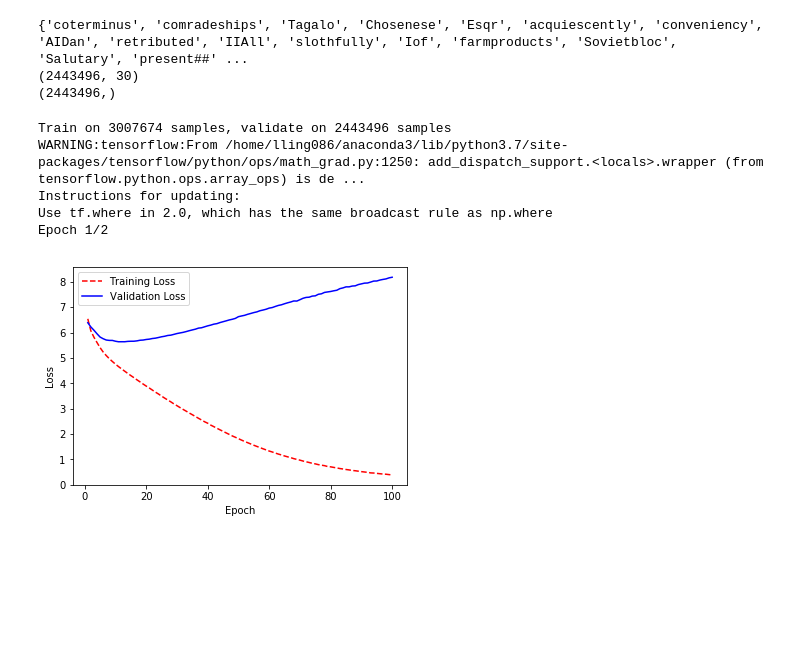
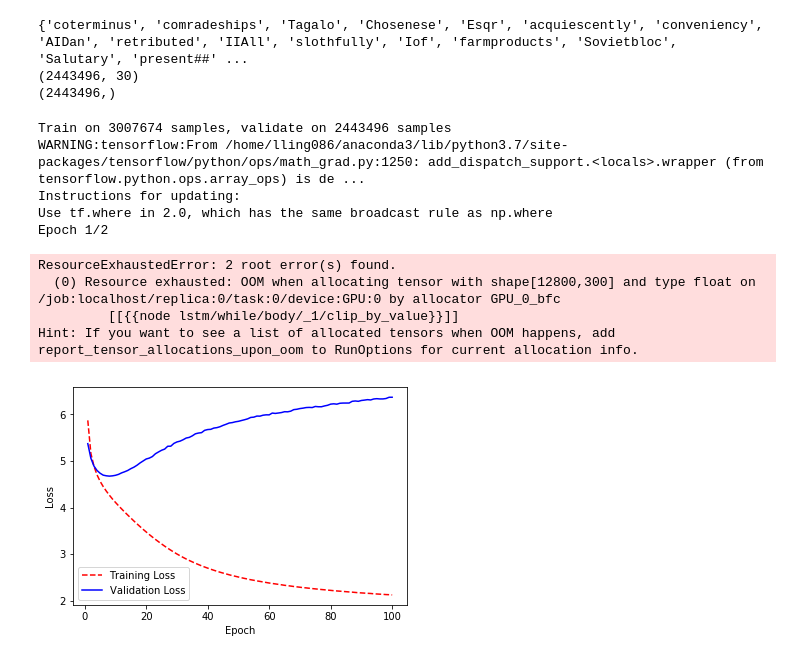
Before and after one commit to tyu0912/GPT2_XLNet_Comparison, a Jupyter notebook: LSTM-word/LSTM-word-attempt4.ipynb, the cells around one changed output. Drawn from its saved outputs; the diff is of its cells as text; code cells hidden in the pictures; blank space fills up the shorter version.

Commit message:
LSTM-word, bad model again

```diff
--- a/LSTM-word/LSTM-word-attempt4.ipynb
+++ b/LSTM-word/LSTM-word-attempt4.ipynb
@@ -269,39 +267,43 @@ model.add(Dense(vocab_size, activation='softmax'))
 # model.compile(loss='sparse_categorical_crossentropy', optimizer=keras.optimizers.Adam(learning_rate=0.001))
 model.compile(loss='sparse_categorical_crossentropy', optimizer='rmsprop')
 # %%
-model.fit(train_X, train_Y, epochs=2, batch_size=12800, validation_data=(val_X,val_Y))
+model.fit(train_X, train_Y, epochs=2, batch_size=6400, validation_data=(val_X,val_Y))
 # %% [output]
 Train on 3007674 samples, validate on 2443496 samples
 WARNING:tensorflow:From /home/lling086/anaconda3/lib/python3.7/site-packages/tensorflow/python/ops/math_grad.py:1250: add_dispatch_support.<locals>.wrapper (from tensorflow.python.ops.array_ops) is de ...
 Instructions for updating:
 Use tf.where in 2.0, which has the same broadcast rule as np.where
 Epoch 1/2
+ResourceExhaustedError: 2 root error(s) found.
+  (0) Resource exhausted: OOM when allocating tensor with shape[12800,300] and type float on /job:localhost/replica:0/task:0/device:GPU:0 by allocator GPU_0_bfc
+         [[{{node lstm/while/body/_1/clip_by_value}}]]
+Hint: If you want to see a list of allocated tensors when OOM happens, add report_tensor_allocations_upon_oom to RunOptions for current allocation info.
 # %%
 # Get training and validation loss histories
 train_loss = []
-with open("model_history_attempt3/loss_history_train.txt","r+") as file:
+with open("model_history_attempt4/loss_history_train.txt","r+") as file:
     for line in file:
         train_loss.append(float(line.split('\n')[0]))
 
 val_loss = []
-with open("model_history_attempt3/loss_history_val.txt","r+") as file:
+with open("model_history_attempt4/loss_history_val.txt","r+") as file:
     for line in file:
         val_loss.append(float(line.split('\n')[0]))
 
 # Reference: https://chrisalbon.com/deep_learning/keras/visualize_loss_history/
 
 # Create count of the number of epochs
 epoch_count = range(1, len(train_loss) + 1)
 
 # Visualize loss history
 plt.plot(epoch_count, train_loss, 'r--')
 plt.plot(epoch_count, val_loss, 'b-')
 plt.legend(['Training Loss', 'Validation Loss'])
 plt.xlabel('Epoch')
 plt.ylabel('Loss')
 plt.show();
 # %% [output]
-[figure, old version]
+[figure, new version]
 # %%
 test_X, test_Y = sentences_to_2darray(sentences_test)
 print(test_X.shape)
```
Also changed, not shown: parts of 8 cells of this notebook, 3 other files.
